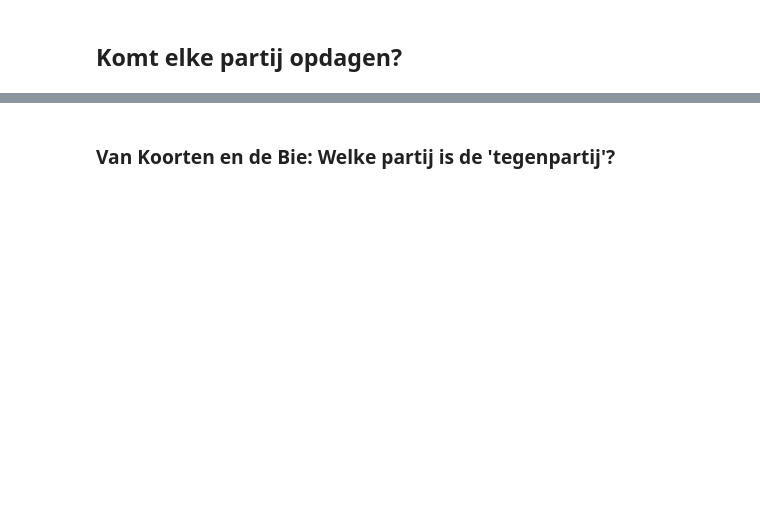
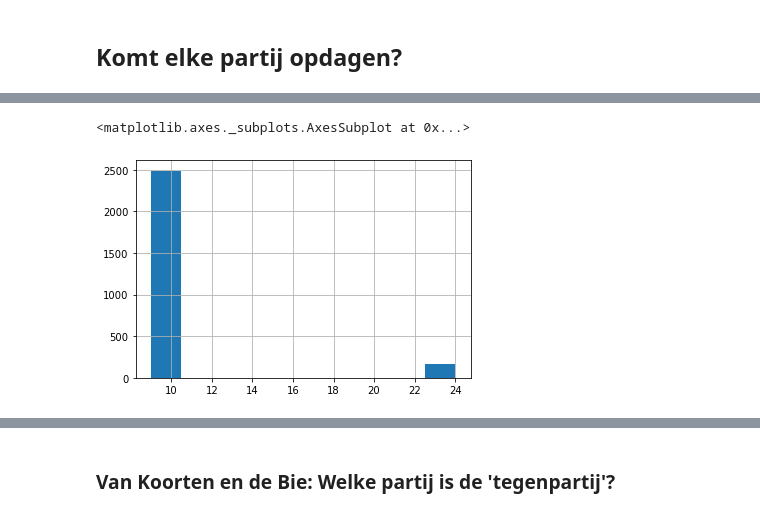
Before and after one commit to jvanelteren/kamermoties, a Jupyter notebook: 2_EDA.ipynb, the cells around one changed output, grey strips where cells are left out. Cells and saved outputs as stored; diff of their text form; code cells hidden in the pictures; blank space fills up the shorter version.

```diff
--- a/2_EDA.ipynb
+++ b/2_EDA.ipynb
@@ -76,4 +50,0 @@ cabinets
-# %%
-# can be removed once preprocessing done
-df['Jaar'] = pd.to_datetime(df['Datum'], utc=True).dt.year
-df = df[(df['Jaar'] > 2008) & (df['Jaar'] < 2021)]
@@ -169,0 +225,5 @@ nan_year
+# %%
+df[df['Kabinet']=='Balkenende IV']['Aantal_stemmen_PVV'].hist()
+# %% [output]
+<matplotlib.axes._subplots.AxesSubplot at 0x...>
+[figure, added]
```
Also changed, not shown: parts of 15 cells of this notebook, 1 other file.
